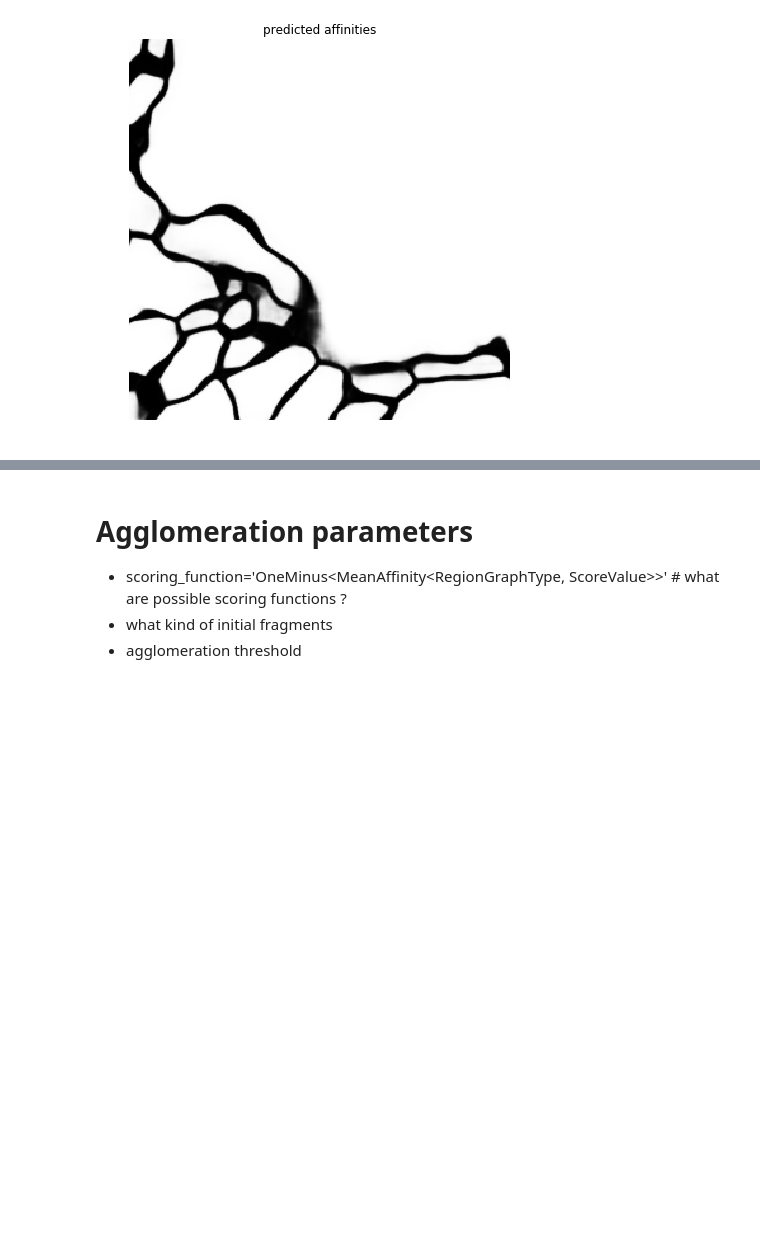
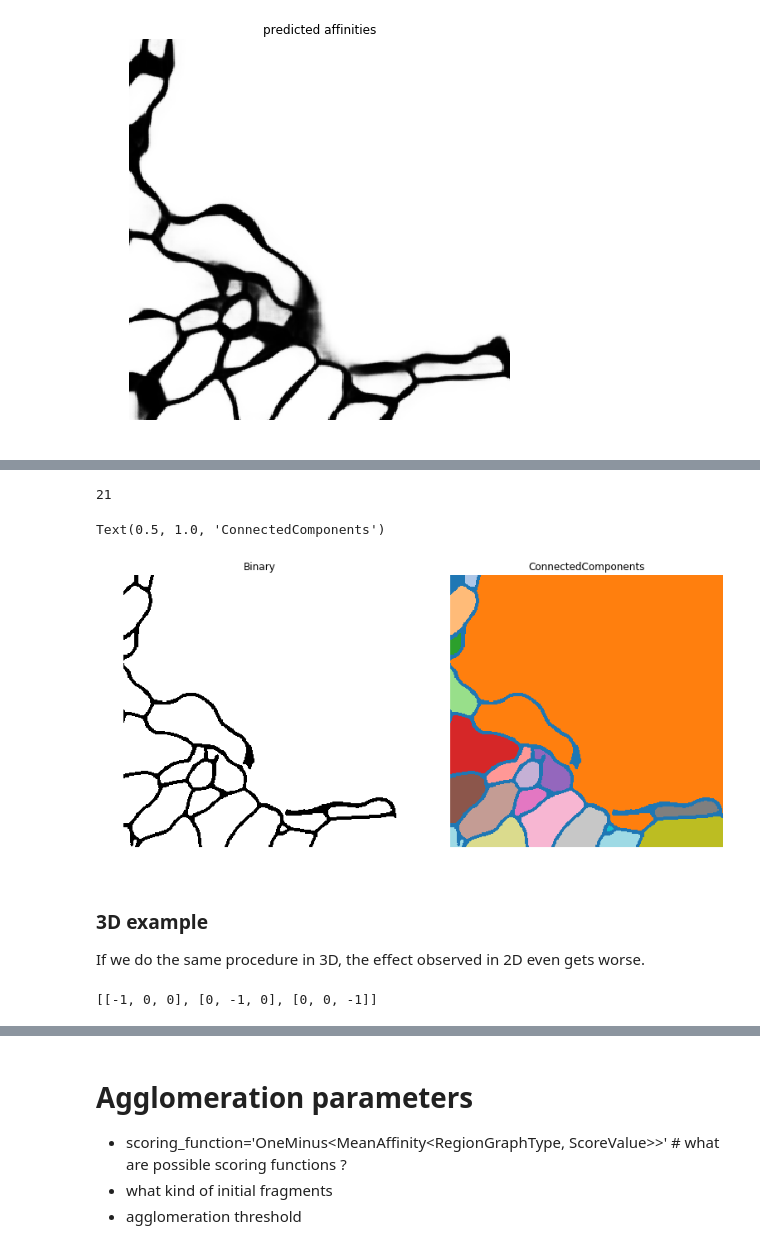
Before and after one commit to nilsec/woodshole, a Jupyter notebook: exercises/3_FromAffinitiesToSegmentation.ipynb, the cells around one changed output, grey strips where cells are left out. Drawn from its saved outputs; the diff is of its cells as text; code cells hidden in the pictures; blank space fills up the shorter version.

```diff
--- a/exercises/3_FromAffinitiesToSegmentation.ipynb
+++ b/exercises/3_FromAffinitiesToSegmentation.ipynb
@@ -24,0 +35,36 @@ Text(0.5, 1.0, 'predicted affinities')
+# %%
+
+threshold = 0.5
+mean_affs = 0.5*(aff_crop[1] + aff_crop[2])
+boundary = mean_affs[z_section, :] > threshold
+
+cc, num_labels = ndimage.label(boundary)
+print(num_labels)
+# %% [output]
+21
+# %%
+
+plt.figure(figsize=(20, 20))
+gs = gridspec.GridSpec(1, 3)
+
+ax = plt.subplot(gs[0,0])
+ax.imshow(boundary, cmap='gray')
+ax.axis('off')  # clear x- and y-axes
+plt.title('Binary')
+
+ax = plt.subplot(gs[0,1])
+ax.imshow(cc, cmap='tab20')
+ax.axis('off')  # clear x- and y-axes
+plt.title('ConnectedComponents')
+# %% [output]
+Text(0.5, 1.0, 'ConnectedComponents')
+[figure, added]
+# %% [markdown]
+### 3D example
+If we do the same procedure in 3D, the effect observed in 2D even gets worse.
+# %%
+
+nhood = [[-1, 0, 0], [0, -1, 0], [0, 0, -1]]
+print(nhood)
+# %% [output]
+[[-1, 0, 0], [0, -1, 0], [0, 0, -1]]
```
Also changed, not shown: parts of 12 cells of this notebook.
